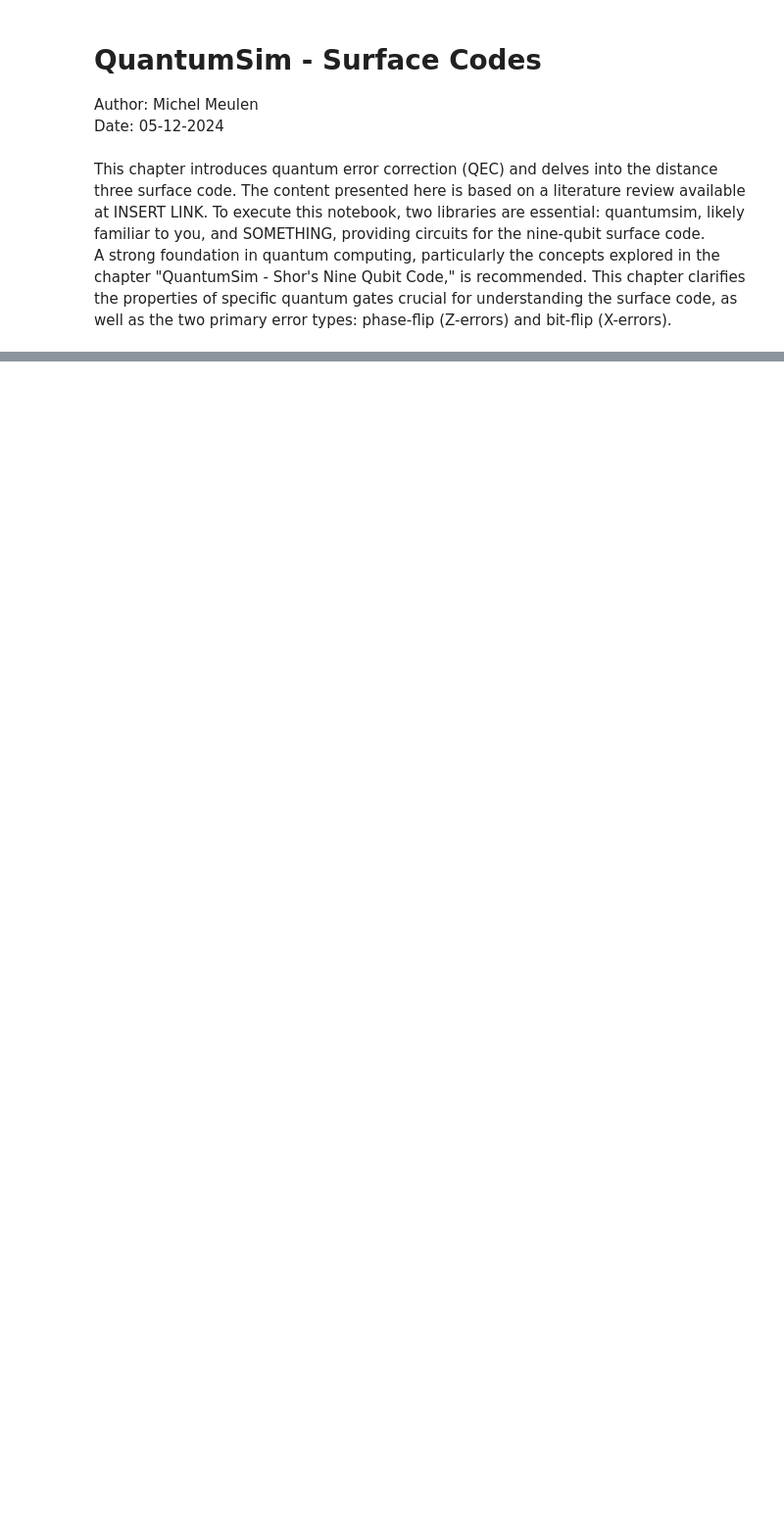
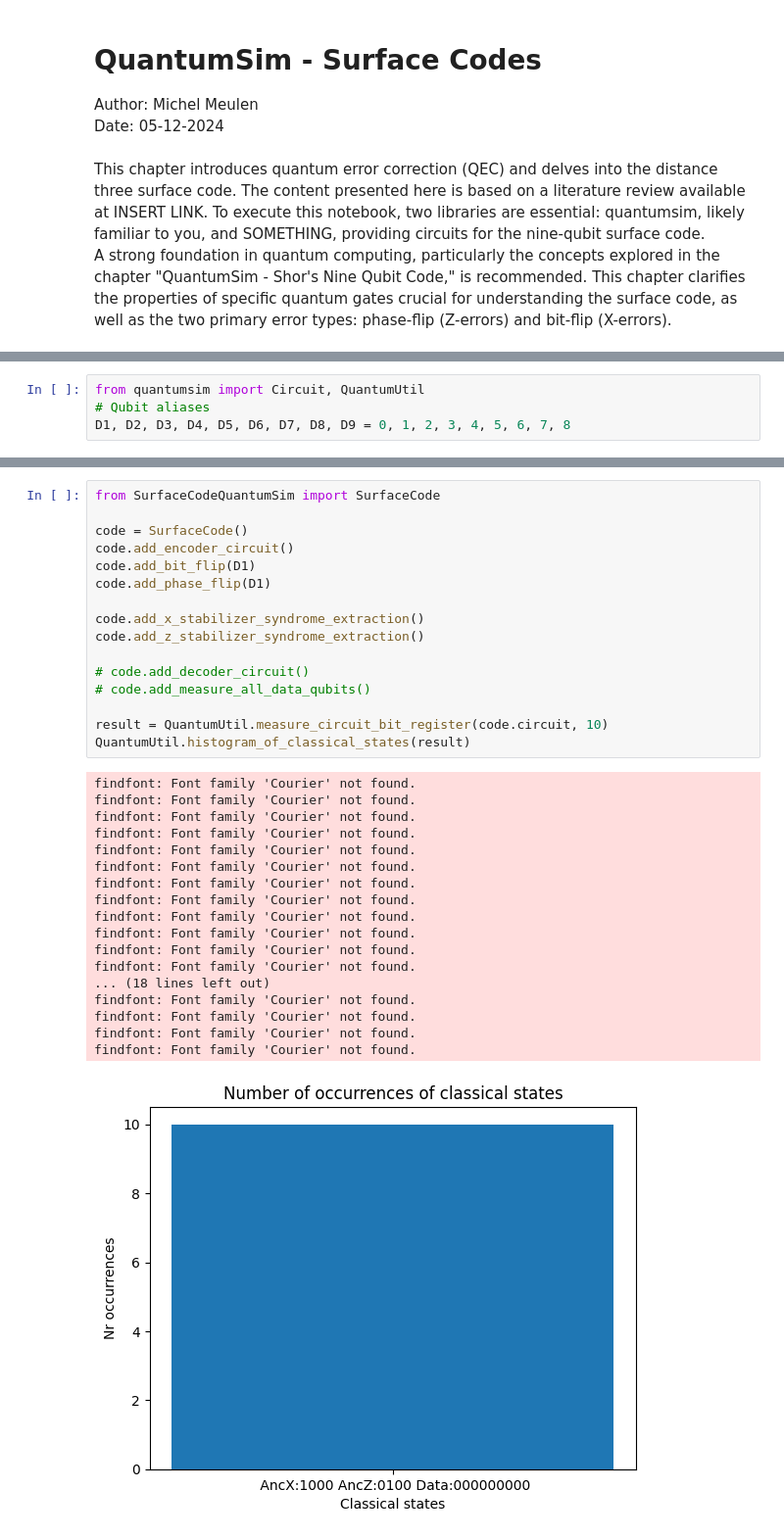
Before and after one commit to Mitch36/QuantumSim-QEC, a Jupyter notebook: QuantumSimSurfaceCodes.ipynb, the cells around one changed output, grey strips where cells are left out. Shown at 98% size. Drawn from its saved outputs; the diff is of its cells as text; blank space fills up the shorter version.

```diff
--- a/QuantumSimSurfaceCodes.ipynb
+++ b/QuantumSimSurfaceCodes.ipynb
@@ -11,3 +9,7 @@ from quantumsim import Circuit, QuantumUtil
+# %%
+from quantumsim import Circuit, QuantumUtil
+# Qubit aliases
+D1, D2, D3, D4, D5, D6, D7, D8, D9 = 0, 1, 2, 3, 4, 5, 6, 7, 8
 # %% [markdown]
 Surface Codes - Basics
 ------------------------
@@ -152,3 +174,38 @@ Logical zero-state encoding of the nine-data-qubit surface code can be achieved
 Surface Codes - The Rotated Surface 17 Code - Syndrome Extraction
 -----------------------------------------------
 <img src="./pictures/surface_code/rotated_surface_17_code.png" alt="Rotated surface 17 code" style="width:30%;"/>
+# %%
+from SurfaceCodeQuantumSim import SurfaceCode
+
+code = SurfaceCode()
+code.add_encoder_circuit()
+code.add_bit_flip(D1)
+code.add_phase_flip(D1)
+
+code.add_x_stabilizer_syndrome_extraction()
+code.add_z_stabilizer_syndrome_extraction()
+
+# code.add_decoder_circuit()
+# code.add_measure_all_data_qubits()
+
+result = QuantumUtil.measure_circuit_bit_register(code.circuit, 10)
+QuantumUtil.histogram_of_classical_states(result)
+# %% [output]
+findfont: Font family 'Courier' not found.
+findfont: Font family 'Courier' not found.
+findfont: Font family 'Courier' not found.
+findfont: Font family 'Courier' not found.
+findfont: Font family 'Courier' not found.
+findfont: Font family 'Courier' not found.
+findfont: Font family 'Courier' not found.
+findfont: Font family 'Courier' not found.
+findfont: Font family 'Courier' not found.
+findfont: Font family 'Courier' not found.
+findfont: Font family 'Courier' not found.
+findfont: Font family 'Courier' not found.
+... (18 lines left out)
+findfont: Font family 'Courier' not found.
+findfont: Font family 'Courier' not found.
+findfont: Font family 'Courier' not found.
+findfont: Font family 'Courier' not found.
+[figure, added]
```
Also changed, not shown: parts of 5 cells of this notebook, 3 other files.
